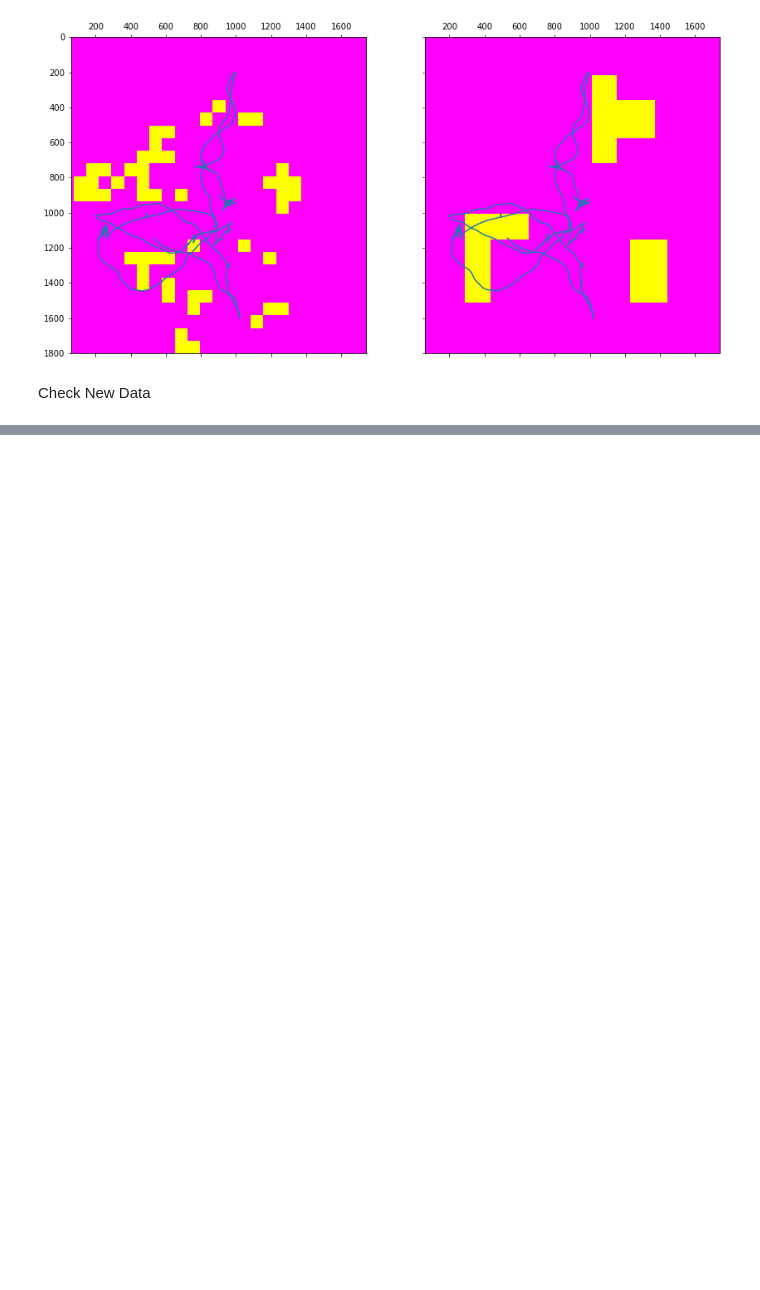
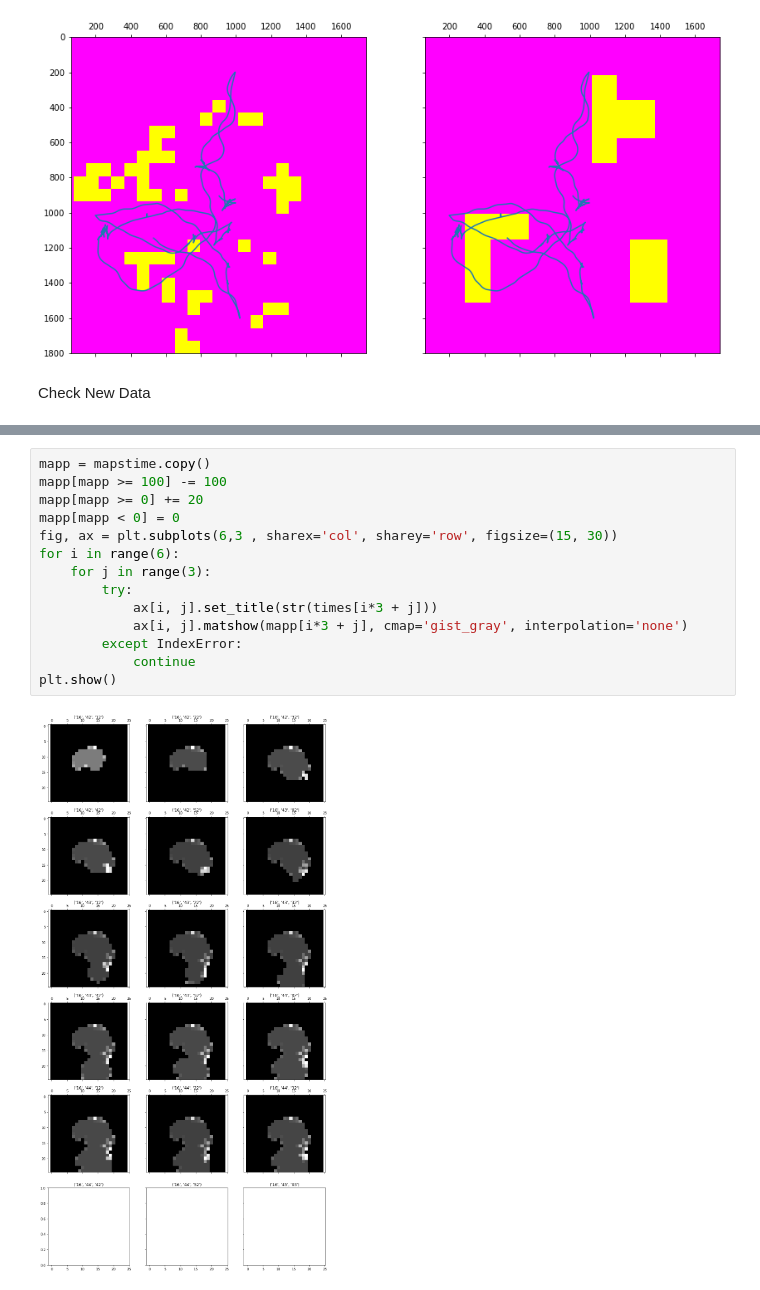
Before and after one commit to mhl787156/RomiExperiments, a Jupyter notebook: scripts/analyseData.ipynb, the cells around one changed output, grey strips where cells are left out. Cells and saved outputs as stored; diff of their text form; blank space fills up the shorter version.

```diff
--- a/scripts/analyseData.ipynb
+++ b/scripts/analyseData.ipynb
@@ -452,0 +469,16 @@ expr1-Belief_Random_Walk_2-2019-04-28_11-45
+# %%
+mapp = mapstime.copy()
+mapp[mapp >= 100] -= 100
+mapp[mapp >= 0] += 20
+mapp[mapp < 0] = 0
+fig, ax = plt.subplots(6,3 , sharex='col', sharey='row', figsize=(15, 30))
+for i in range(6):
+    for j in range(3):
+        try:
+            ax[i, j].set_title(str(times[i*3 + j]))
+            ax[i, j].matshow(mapp[i*3 + j], cmap='gist_gray', interpolation='none')
+        except IndexError:
+            continue
+plt.show()
+# %% [output]
+[figure, added]
```
Also changed, not shown: parts of 5 cells of this notebook, 25 other files.
